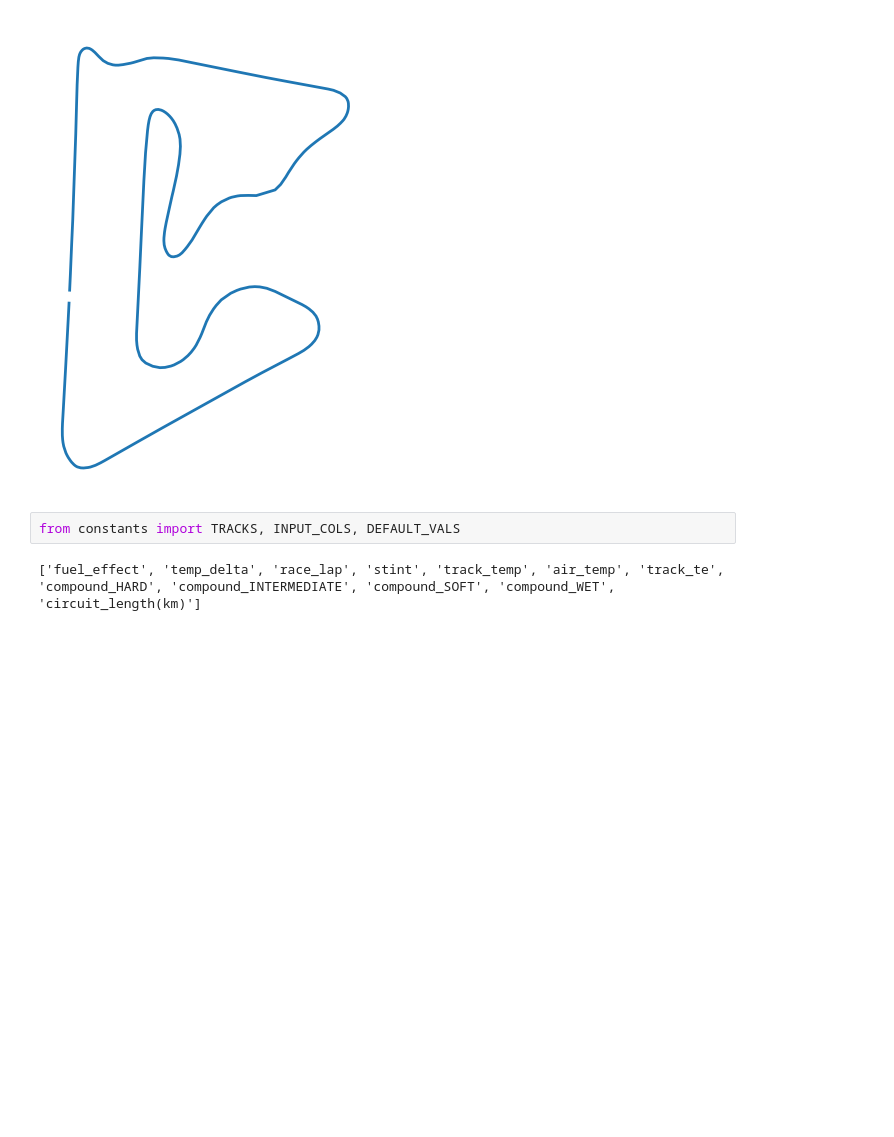
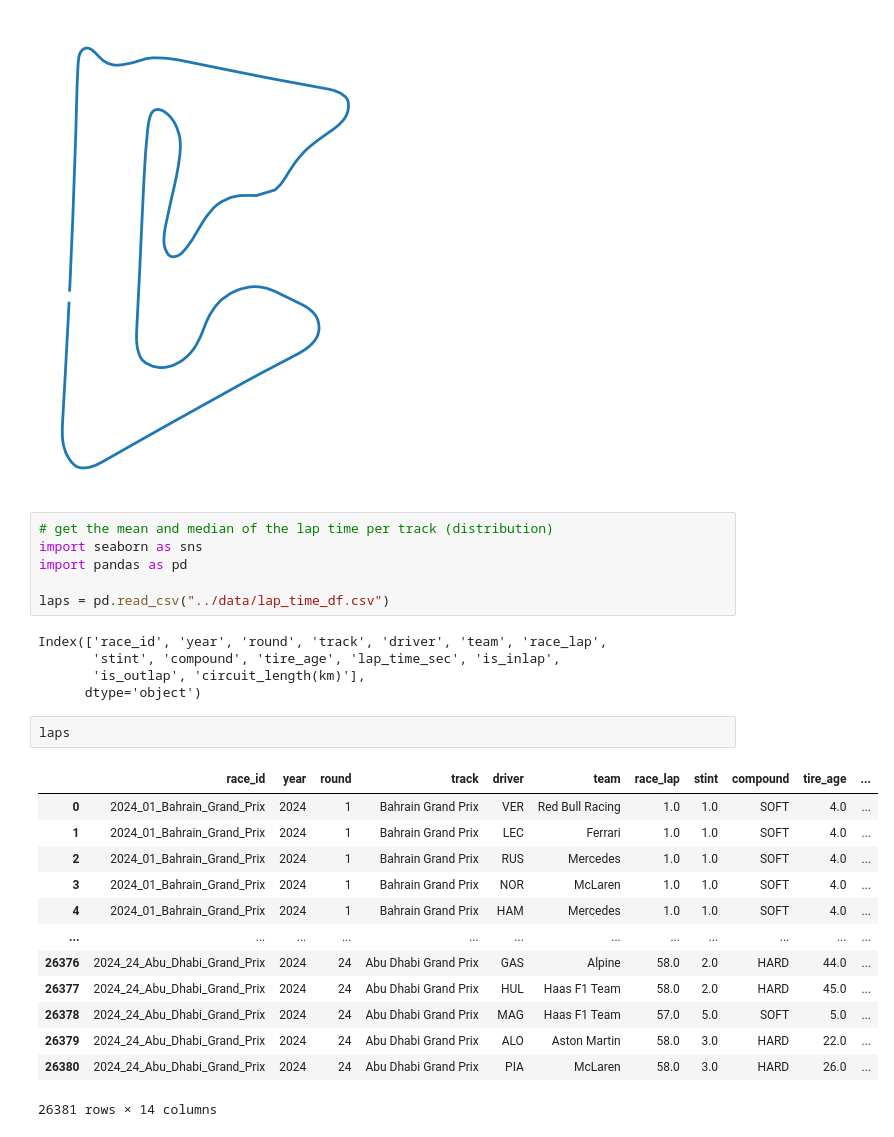
Before and after one commit to briannaghinds/racr, a Jupyter notebook: EDA/basics.ipynb, the cells around one changed output. Cells and saved outputs as stored; diff of their text form; blank space fills up the shorter version.

```diff
--- a/EDA/basics.ipynb
+++ b/EDA/basics.ipynb
@@ -234,6 +234,29 @@ plt.show()
 # %% [output]
 [figure]
 # %%
-from constants import TRACKS, INPUT_COLS, DEFAULT_VALS
+# get the mean and median of the lap time per track (distribution)
+import seaborn as sns
+import pandas as pd
+
+laps = pd.read_csv("../data/lap_time_df.csv")
 # %% [output]
-['fuel_effect', 'temp_delta', 'race_lap', 'stint', 'track_temp', 'air_temp', 'track_te', 'compound_HARD', 'compound_INTERMEDIATE', 'compound_SOFT', 'compound_WET', 'circuit_length(km)']
+Index(['race_id', 'year', 'round', 'track', 'driver', 'team', 'race_lap',
+       'stint', 'compound', 'tire_age', 'lap_time_sec', 'is_inlap',
+       'is_outlap', 'circuit_length(km)'],
+      dtype='object')
+# %%
+laps
+# %% [output]
+|  | race_id | year | round | track | driver | team | race_lap | stint | compound | tire_age | ... |
+| 0 | 2024_01_Bahrain_Grand_Prix | 2024 | 1 | Bahrain Grand Prix | VER | Red Bull Racing | 1.0 | 1.0 | SOFT | 4.0 | ... |
+| 1 | 2024_01_Bahrain_Grand_Prix | 2024 | 1 | Bahrain Grand Prix | LEC | Ferrari | 1.0 | 1.0 | SOFT | 4.0 | ... |
+| 2 | 2024_01_Bahrain_Grand_Prix | 2024 | 1 | Bahrain Grand Prix | RUS | Mercedes | 1.0 | 1.0 | SOFT | 4.0 | ... |
+| 3 | 2024_01_Bahrain_Grand_Prix | 2024 | 1 | Bahrain Grand Prix | NOR | McLaren | 1.0 | 1.0 | SOFT | 4.0 | ... |
+| 4 | 2024_01_Bahrain_Grand_Prix | 2024 | 1 | Bahrain Grand Prix | HAM | Mercedes | 1.0 | 1.0 | SOFT | 4.0 | ... |
+| ... | ... | ... | ... | ... | ... | ... | ... | ... | ... | ... | ... |
+| 26376 | 2024_24_Abu_Dhabi_Grand_Prix | 2024 | 24 | Abu Dhabi Grand Prix | GAS | Alpine | 58.0 | 2.0 | HARD | 44.0 | ... |
+| 26377 | 2024_24_Abu_Dhabi_Grand_Prix | 2024 | 24 | Abu Dhabi Grand Prix | HUL | Haas F1 Team | 58.0 | 2.0 | HARD | 45.0 | ... |
+| 26378 | 2024_24_Abu_Dhabi_Grand_Prix | 2024 | 24 | Abu Dhabi Grand Prix | MAG | Haas F1 Team | 57.0 | 5.0 | SOFT | 5.0 | ... |
+| 26379 | 2024_24_Abu_Dhabi_Grand_Prix | 2024 | 24 | Abu Dhabi Grand Prix | ALO | Aston Martin | 58.0 | 3.0 | HARD | 22.0 | ... |
+| 26380 | 2024_24_Abu_Dhabi_Grand_Prix | 2024 | 24 | Abu Dhabi Grand Prix | PIA | McLaren | 58.0 | 3.0 | HARD | 26.0 | ... |
+26381 rows × 14 columns
```
Also changed, not shown: parts of 3 cells of this notebook.
